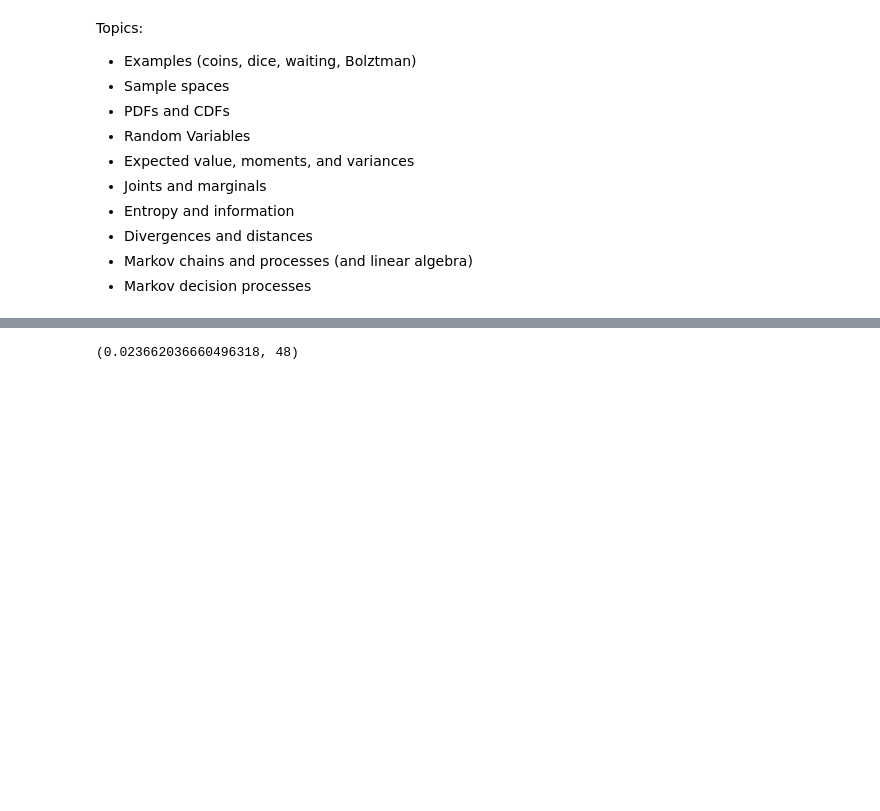
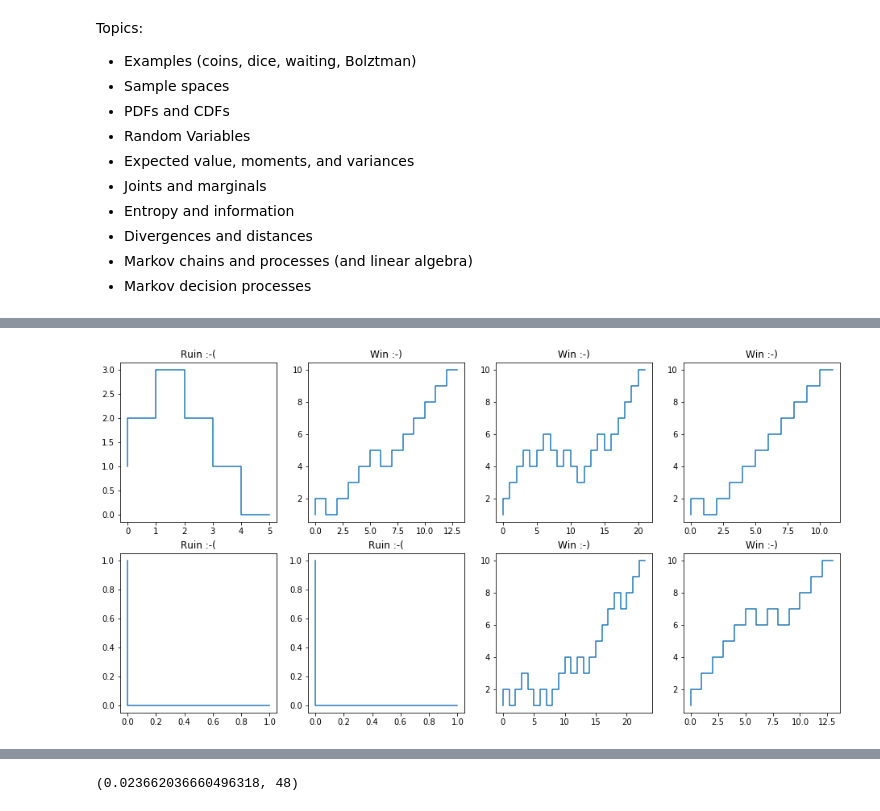
Before and after one commit to klavins/EE502P, a Jupyter notebook: 8.Probability.ipynb, the cells around one changed output, grey strips where cells are left out. Cells and saved outputs as stored; diff of their text form; code cells hidden in the pictures; blank space fills up the shorter version.

```diff
--- a/8.Probability.ipynb
+++ b/8.Probability.ipynb
@@ -18,0 +427,3 @@ Topics:
+# %%
+l, t = sm.symbols("lambda,t")
+sm.integrate(t * l * sm.exp(-l*t), (t,0,sm.oo)), sm.integrate(t**2 * l * sm.exp(-l*t), (t,0,sm.oo))
@@ -18,0 +532,31 @@ Topics:
+# %%
+#
+# Gambler's Ruin Simulation
+#
+
+def gamble(p,n):
+    x = 1
+    trajectory = [x]
+    while x != 0 and x != n:
+        if random.random() < p:
+            x += 1
+        else:
+            x -= 1
+        trajectory.append(x)
+    return trajectory
+
+p = 0.75
+n = 10
+gamble_trajectories,ax = plt.subplots(2,4,figsize=(16,8))
+
+for i in range(8):
+    x = gamble(p,n)
+    t =range(len(x))
+    a = ax[int(i/4)][i%4]
+    a.step(t,x)
+    if x[-1] == n:
+        a.set_title("Win :-)")
+    else:
+        a.set_title("Ruin :-(")
+# %% [output]
+[figure, added]
```
Also changed, not shown: parts of 26 cells of this notebook.
